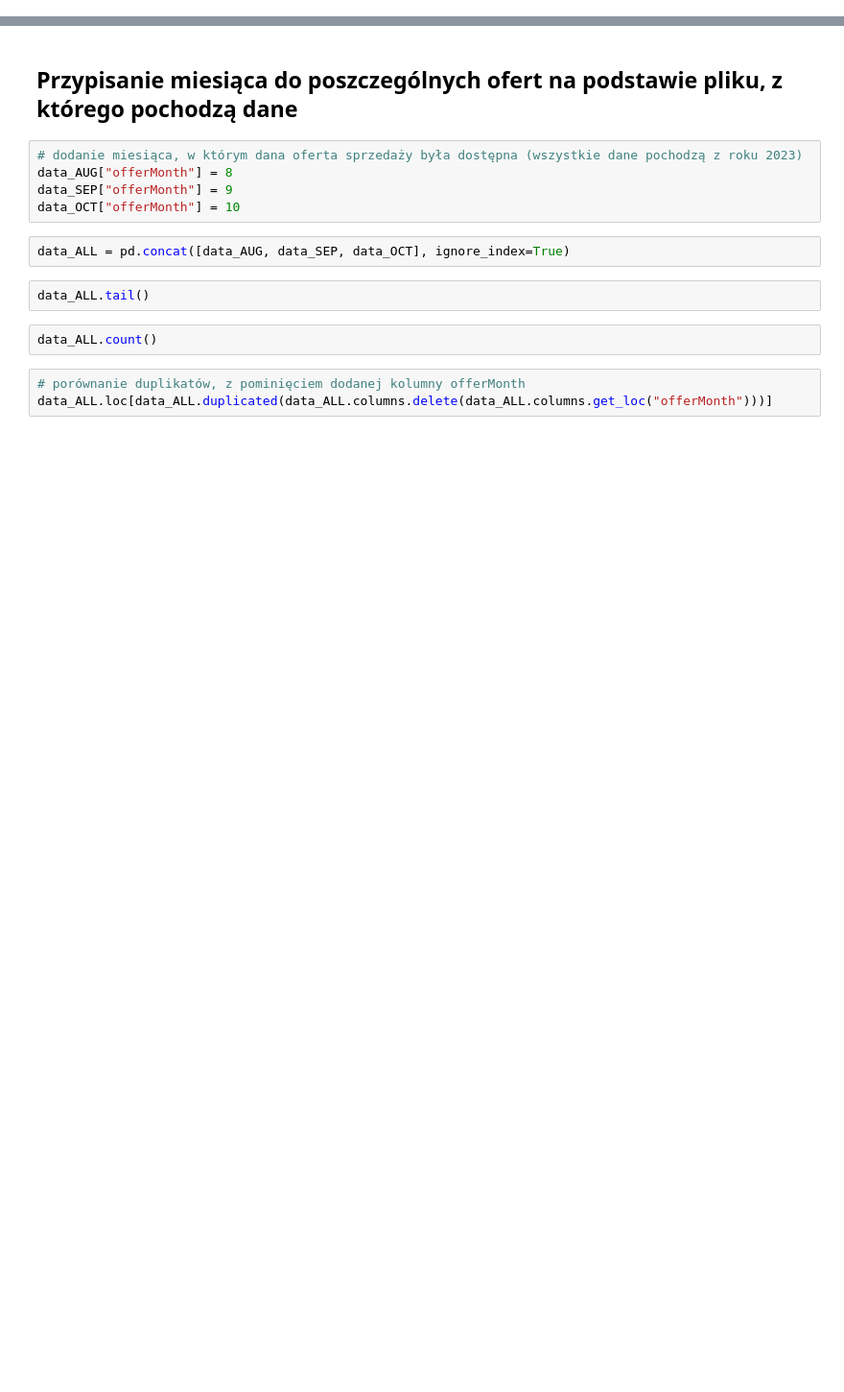
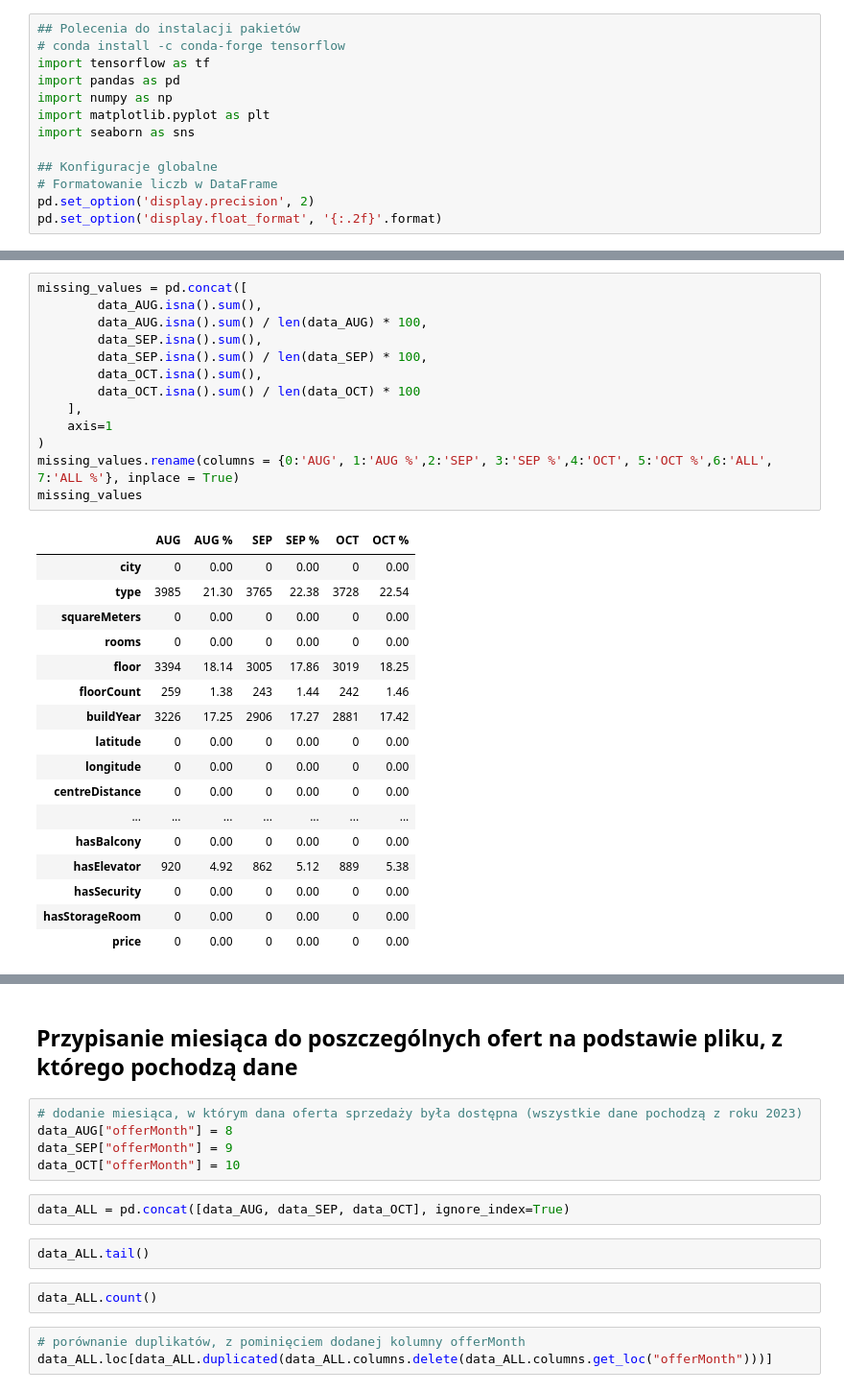
Before and after one commit to Roger1121/FlatAI, a Jupyter notebook: DataProcessing.ipynb, the cells around one changed output, grey strips where cells are left out. Shown at 96% size. Cells and saved outputs as stored; diff of their text form; blank space fills up the shorter version.

```diff
--- a/DataProcessing.ipynb
+++ b/DataProcessing.ipynb
@@ -0,0 +7,13 @@
+# %%
+## Polecenia do instalacji pakietów
+# conda install -c conda-forge tensorflow
+import tensorflow as tf
+import pandas as pd
+import numpy as np
+import matplotlib.pyplot as plt
+import seaborn as sns
+
+## Konfiguracje globalne
+# Formatowanie liczb w DataFrame
+pd.set_option('display.precision', 2)
+pd.set_option('display.float_format', '{:.2f}'.format)
@@ -0,0 +39,31 @@
+# %%
+missing_values = pd.concat([
+        data_AUG.isna().sum(),
+        data_AUG.isna().sum() / len(data_AUG) * 100,
+        data_SEP.isna().sum(),
+        data_SEP.isna().sum() / len(data_SEP) * 100,
+        data_OCT.isna().sum(),
+        data_OCT.isna().sum() / len(data_OCT) * 100
+    ],
+    axis=1
+)
+missing_values.rename(columns = {0:'AUG', 1:'AUG %',2:'SEP', 3:'SEP %',4:'OCT', 5:'OCT %',6:'ALL', 7:'ALL %'}, inplace = True)
+missing_values
+# %% [output]
+|  | AUG | AUG % | SEP | SEP % | OCT | OCT % |
+| city | 0 | 0.00 | 0 | 0.00 | 0 | 0.00 |
+| type | 3985 | 21.30 | 3765 | 22.38 | 3728 | 22.54 |
+| squareMeters | 0 | 0.00 | 0 | 0.00 | 0 | 0.00 |
+| rooms | 0 | 0.00 | 0 | 0.00 | 0 | 0.00 |
+| floor | 3394 | 18.14 | 3005 | 17.86 | 3019 | 18.25 |
+| floorCount | 259 | 1.38 | 243 | 1.44 | 242 | 1.46 |
+| buildYear | 3226 | 17.25 | 2906 | 17.27 | 2881 | 17.42 |
+| latitude | 0 | 0.00 | 0 | 0.00 | 0 | 0.00 |
+| longitude | 0 | 0.00 | 0 | 0.00 | 0 | 0.00 |
+| centreDistance | 0 | 0.00 | 0 | 0.00 | 0 | 0.00 |
+| ... | ... | ... | ... | ... | ... | ... |
+| hasBalcony | 0 | 0.00 | 0 | 0.00 | 0 | 0.00 |
+| hasElevator | 920 | 4.92 | 862 | 5.12 | 889 | 5.38 |
+| hasSecurity | 0 | 0.00 | 0 | 0.00 | 0 | 0.00 |
+| hasStorageRoom | 0 | 0.00 | 0 | 0.00 | 0 | 0.00 |
+| price | 0 | 0.00 | 0 | 0.00 | 0 | 0.00 |
```
Also changed, not shown: parts of 8 cells of this notebook.
